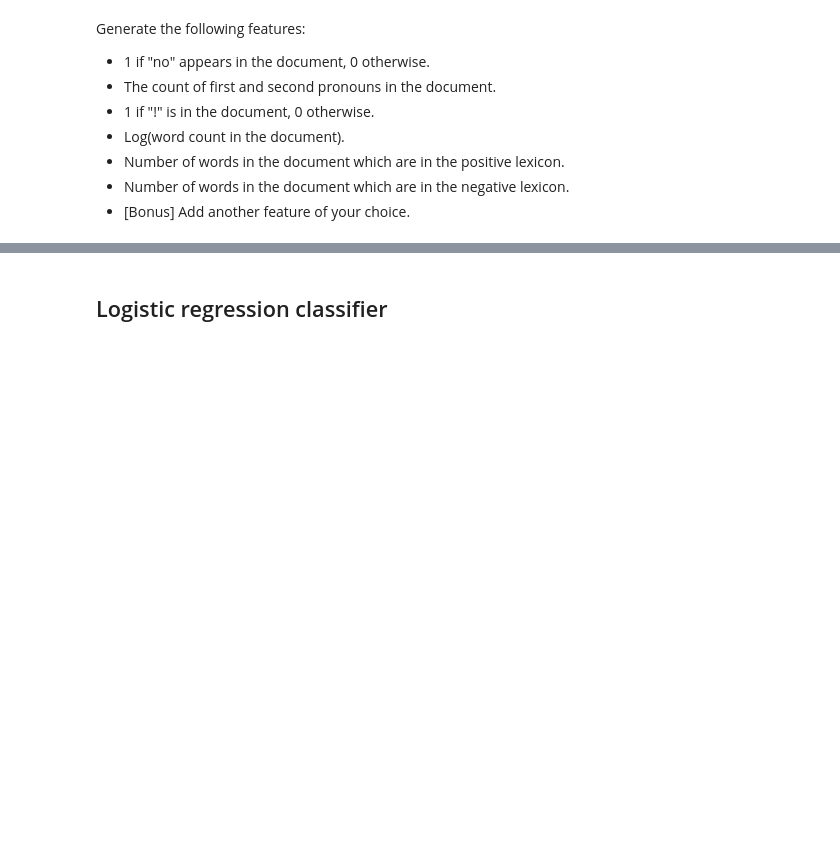
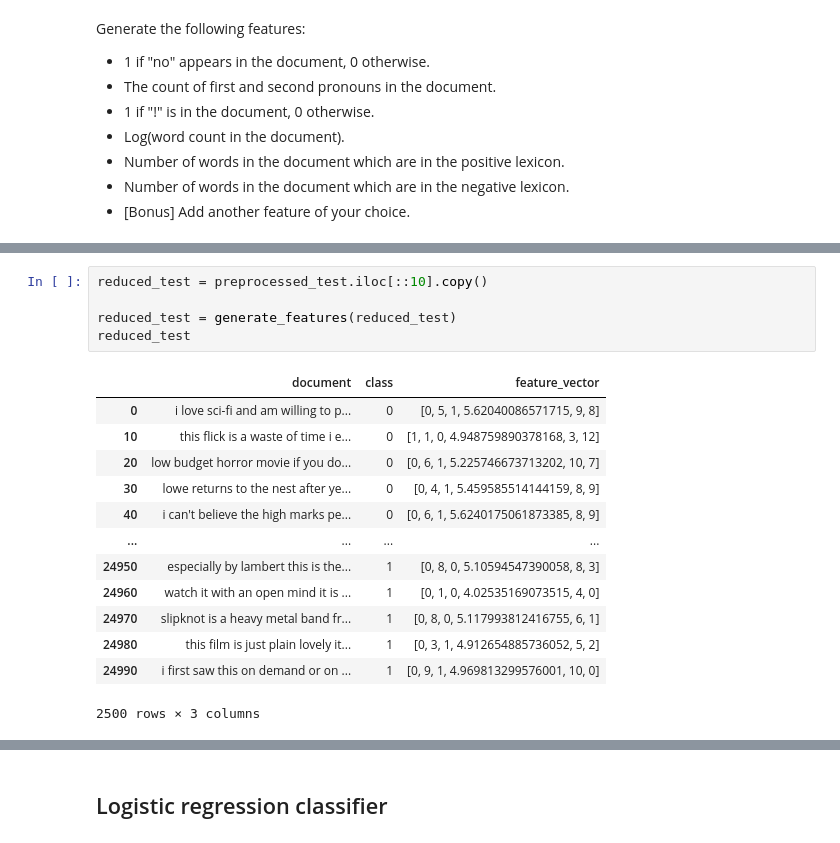
Before and after one commit to QuentinFISCH/nlp1-lab2, a Jupyter notebook: lab03/lab03.ipynb, the cells around one changed output, grey strips where cells are left out. Drawn from its saved outputs; the diff is of its cells as text; blank space fills up the shorter version.

```diff
--- a/lab03/lab03.ipynb
+++ b/lab03/lab03.ipynb
@@ -175,0 +174,19 @@ reduced_train
+# %%
+reduced_test = preprocessed_test.iloc[::10].copy()
+
+reduced_test = generate_features(reduced_test)
+reduced_test
+# %% [output]
+|  | document | class | feature_vector |
+| 0 | i love sci-fi and am willing to p... | 0 | [0, 5, 1, 5.62040086571715, 9, 8] |
+| 10 | this flick is a waste of time i e... | 0 | [1, 1, 0, 4.948759890378168, 3, 12] |
+| 20 | low budget horror movie if you do... | 0 | [0, 6, 1, 5.225746673713202, 10, 7] |
+| 30 | lowe returns to the nest after ye... | 0 | [0, 4, 1, 5.459585514144159, 8, 9] |
+| 40 | i can't believe the high marks pe... | 0 | [0, 6, 1, 5.6240175061873385, 8, 9] |
+| ... | ... | ... | ... |
+| 24950 | especially by lambert this is the... | 1 | [0, 8, 0, 5.10594547390058, 8, 3] |
+| 24960 | watch it with an open mind it is ... | 1 | [0, 1, 0, 4.02535169073515, 4, 0] |
+| 24970 | slipknot is a heavy metal band fr... | 1 | [0, 8, 0, 5.117993812416755, 6, 1] |
+| 24980 | this film is just plain lovely it... | 1 | [0, 3, 1, 4.912654885736052, 5, 2] |
+| 24990 | i first saw this on demand or on ... | 1 | [0, 9, 1, 4.969813299576001, 10, 0] |
+2500 rows × 3 columns
```
Also changed, not shown: parts of 19 cells of this notebook, 2 other files.
